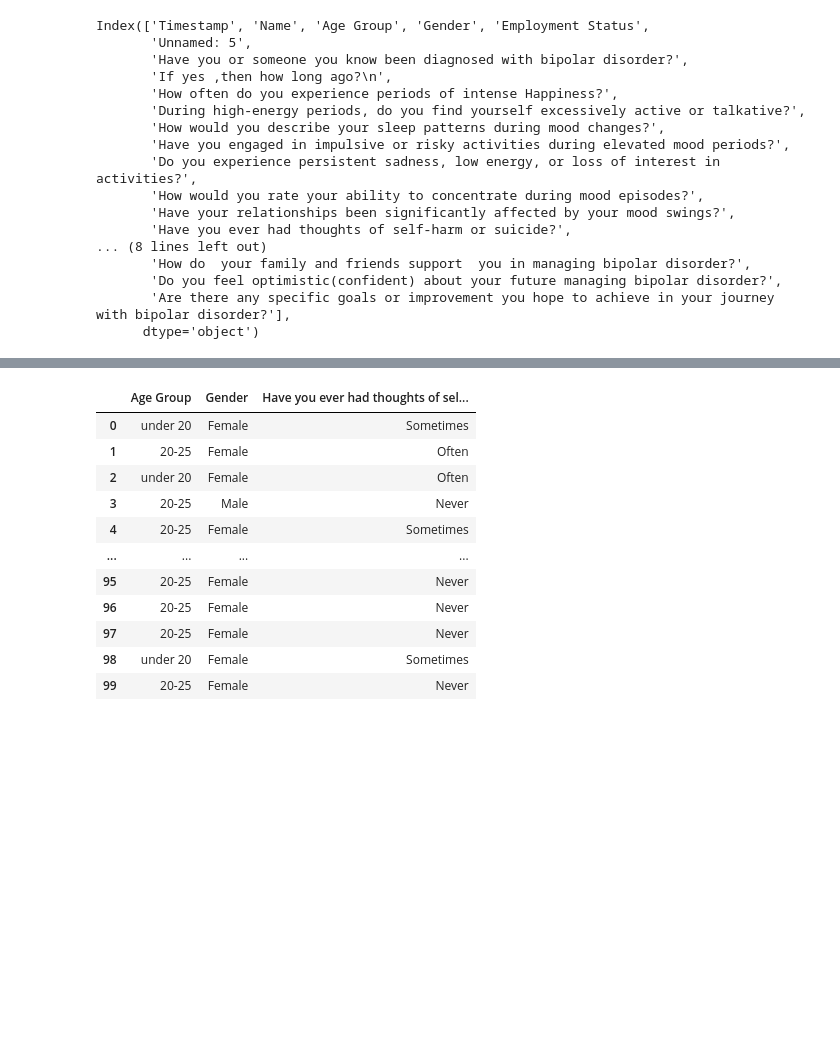
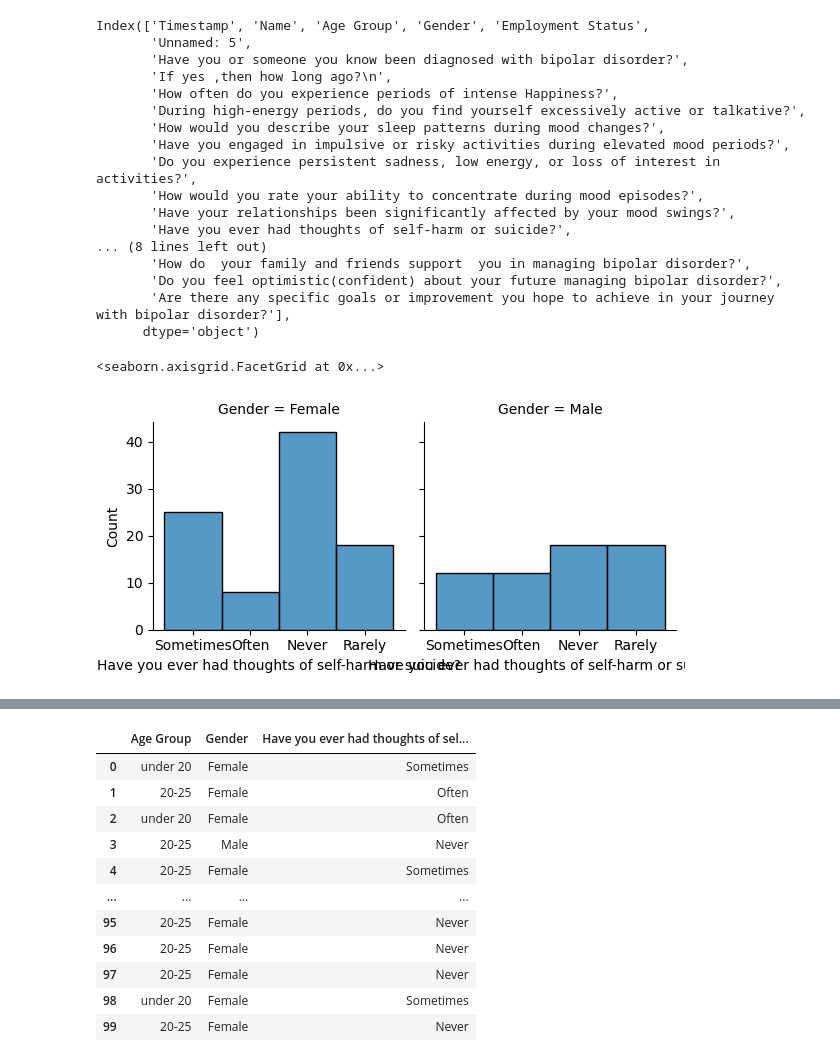
Before and after one commit to MimoHasPurpose/Exploration, a Jupyter notebook: seaborn/research/bipolardata.ipynb, the cells around one changed output, grey strips where cells are left out. Cells and saved outputs as stored; diff of their text form; code cells hidden in the pictures; blank space fills up the shorter version.

Commit message:
worked on data

```diff
--- a/seaborn/research/bipolardata.ipynb
+++ b/seaborn/research/bipolardata.ipynb
@@ -32,3 +32,9 @@ Index(['Timestamp', 'Name', 'Age Group', 'Gender', 'Employment Status',
       dtype='object')
 # %%
 data1=data[["Age Group","Gender","Have you ever had thoughts of self-harm or suicide?"]]
+# %%
+g=sns.FacetGrid(data,col="Gender")
+g.map(sns.histplot,"Have you ever had thoughts of self-harm or suicide?")
+# %% [output]
+<seaborn.axisgrid.FacetGrid at 0x...>
+[figure, added]
```
Also changed, not shown: parts of 3 cells of this notebook.
